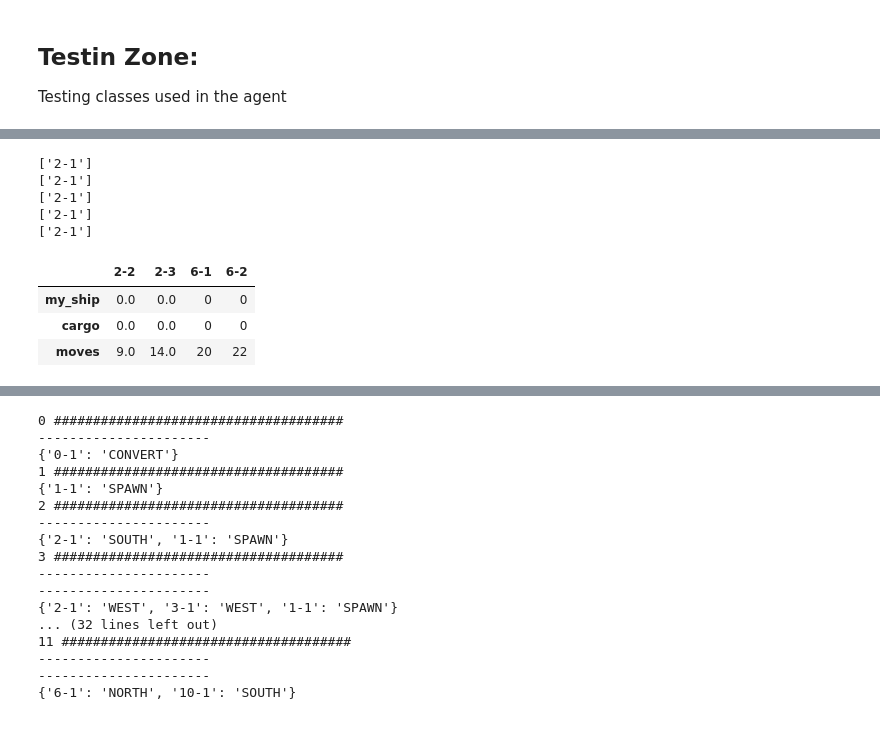
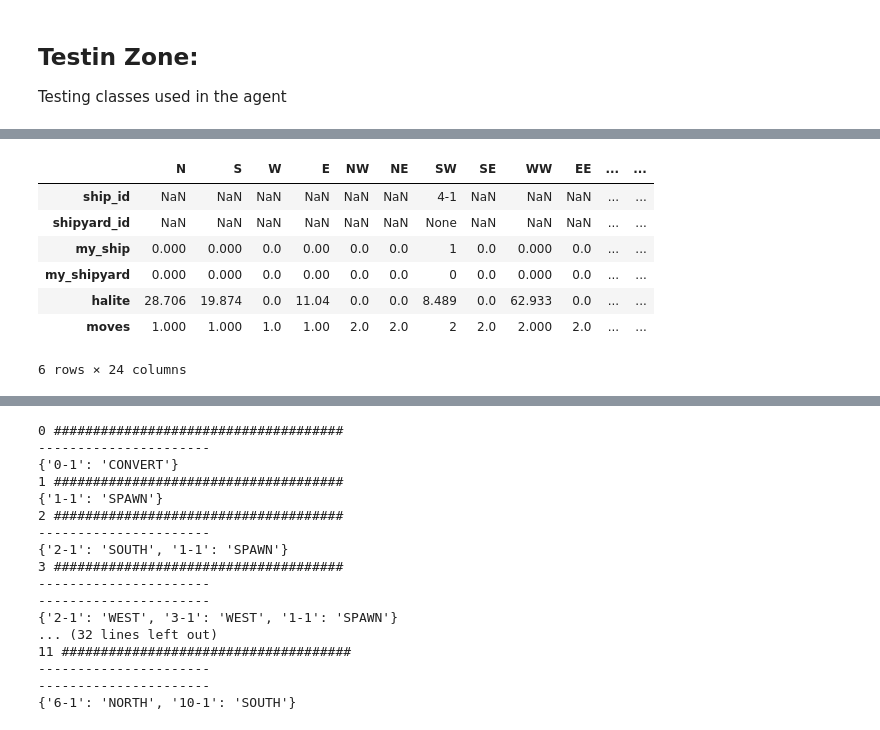
Before and after one commit to damoonsh/Halite, a Jupyter notebook: Agent.ipynb, the cells around one changed output, grey strips where cells are left out. Drawn from its saved outputs; the diff is of its cells as text; code cells hidden in the pictures.

```diff
--- a/Agent.ipynb
+++ b/Agent.ipynb
@@ -231,12 +270,11 @@ loc.get_shipyard_info()
 # %%
-loc.get_ship_info()
+loc.generate_grid_df()
 # %% [output]
+|  | N | S | W | E | NW | NE | SW | SE | WW | EE | ... | ... |
+| ship_id | NaN | NaN | NaN | NaN | NaN | NaN | 4-1 | NaN | NaN | NaN | ... | ... |
+| shipyard_id | NaN | NaN | NaN | NaN | NaN | NaN | None | NaN | NaN | NaN | ... | ... |
+| my_ship | 0.000 | 0.000 | 0.0 | 0.00 | 0.0 | 0.0 | 1 | 0.0 | 0.000 | 0.0 | ... | ... |
+| my_shipyard | 0.000 | 0.000 | 0.0 | 0.00 | 0.0 | 0.0 | 0 | 0.0 | 0.000 | 0.0 | ... | ... |
+| halite | 28.706 | 19.874 | 0.0 | 11.04 | 0.0 | 0.0 | 8.489 | 0.0 | 62.933 | 0.0 | ... | ... |
+| moves | 1.000 | 1.000 | 1.0 | 1.00 | 2.0 | 2.0 | 2 | 2.0 | 2.000 | 2.0 | ... | ... |
-['2-1']
-['2-1']
-['2-1']
-['2-1']
-['2-1']
+6 rows × 24 columns
-|  | 2-2 | 2-3 | 6-1 | 6-2 |
-| my_ship | 0.0 | 0.0 | 0 | 0 |
-| cargo | 0.0 | 0.0 | 0 | 0 |
-| moves | 9.0 | 14.0 | 20 | 22 |
```
Also changed, not shown: parts of 10 cells of this notebook.
